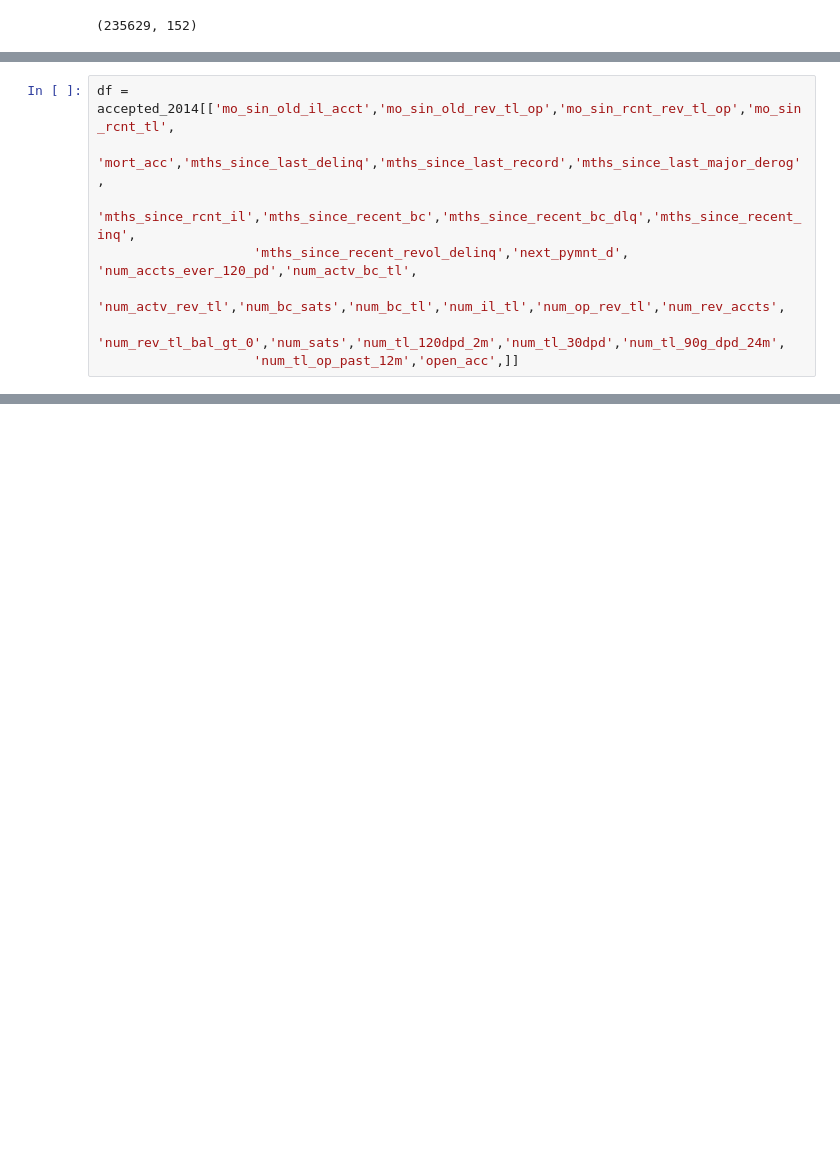
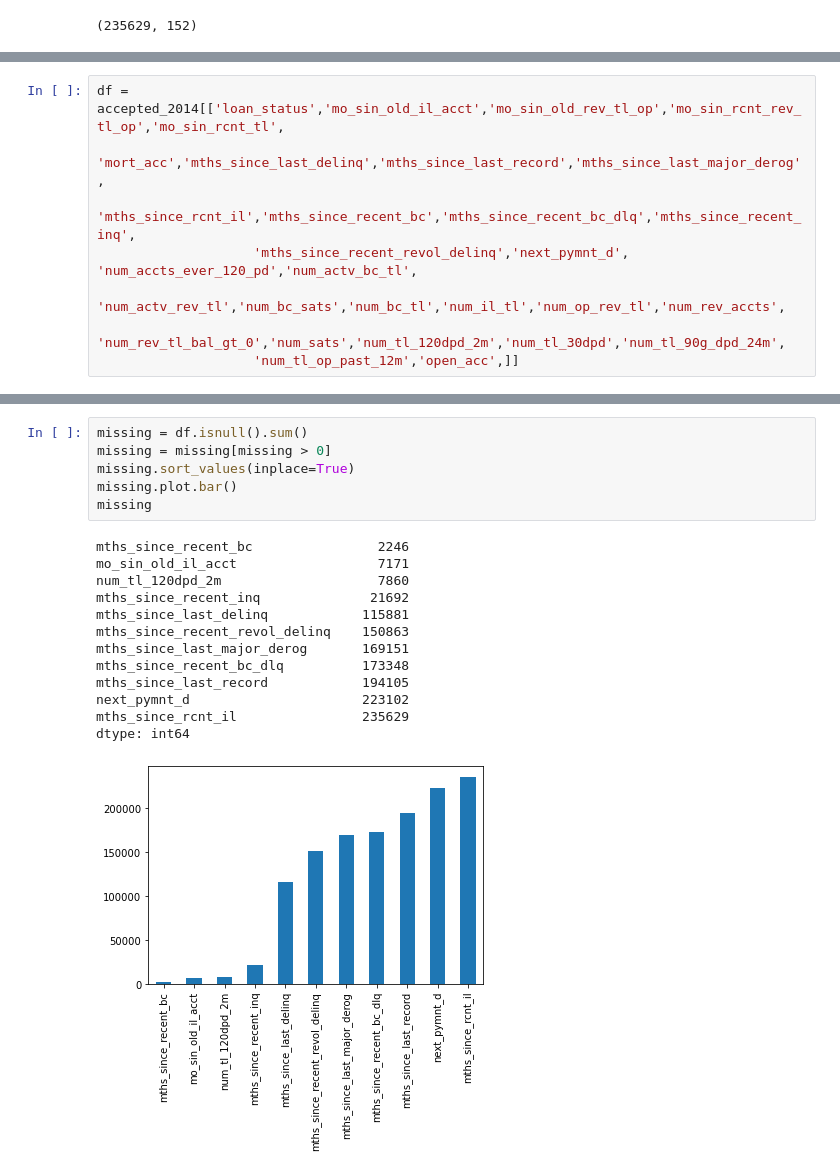
Before and after one commit to DPWasserman/lending-club, a Jupyter notebook: EDA/Eugene_EDA.ipynb, the cells around one changed output, grey strips where cells are left out. Saved outputs shown, nothing was run; the diff lists cells and outputs as text; blank space fills up the shorter version.

```diff
--- a/EDA/Eugene_EDA.ipynb
+++ b/EDA/Eugene_EDA.ipynb
@@ -41,5 +28,5 @@ columns
 # %%
-df = accepted_2014[['mo_sin_old_il_acct','mo_sin_old_rev_tl_op','mo_sin_rcnt_rev_tl_op','mo_sin_rcnt_tl',
+df = accepted_2014[['loan_status','mo_sin_old_il_acct','mo_sin_old_rev_tl_op','mo_sin_rcnt_rev_tl_op','mo_sin_rcnt_tl',
                     'mort_acc','mths_since_last_delinq','mths_since_last_record','mths_since_last_major_derog',
                     'mths_since_rcnt_il','mths_since_recent_bc','mths_since_recent_bc_dlq','mths_since_recent_inq',
                     'mths_since_recent_revol_delinq','next_pymnt_d', 'num_accts_ever_120_pd','num_actv_bc_tl',
@@ -65,0 +56,20 @@ df
+# %%
+missing = df.isnull().sum()
+missing = missing[missing > 0]
+missing.sort_values(inplace=True)
+missing.plot.bar()
+missing
+# %% [output]
+mths_since_recent_bc                2246
+mo_sin_old_il_acct                  7171
+num_tl_120dpd_2m                    7860
+mths_since_recent_inq              21692
+mths_since_last_delinq            115881
+mths_since_recent_revol_delinq    150863
+mths_since_last_major_derog       169151
+mths_since_recent_bc_dlq          173348
+mths_since_last_record            194105
+next_pymnt_d                      223102
+mths_since_rcnt_il                235629
+dtype: int64
+[figure, added]
```
Also changed, not shown: parts of 5 cells of this notebook.
